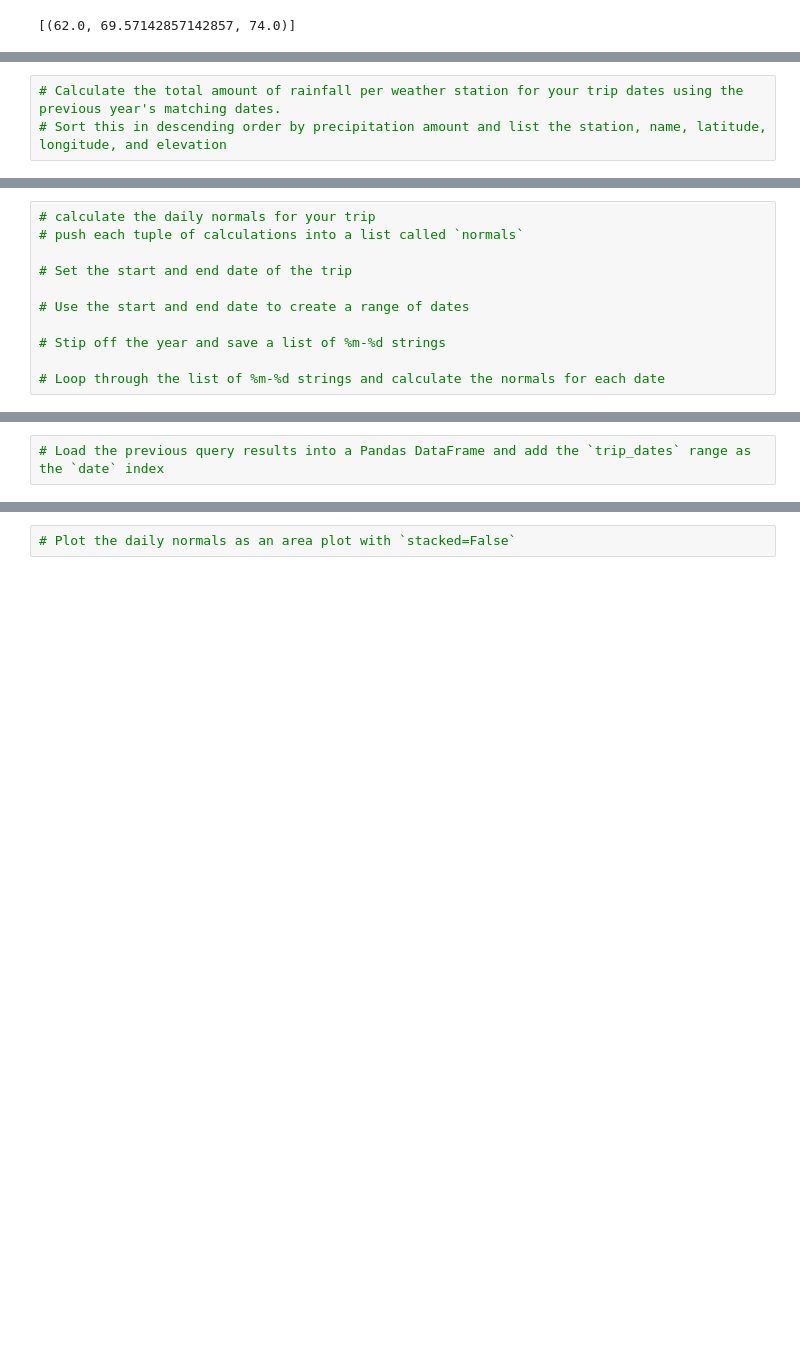
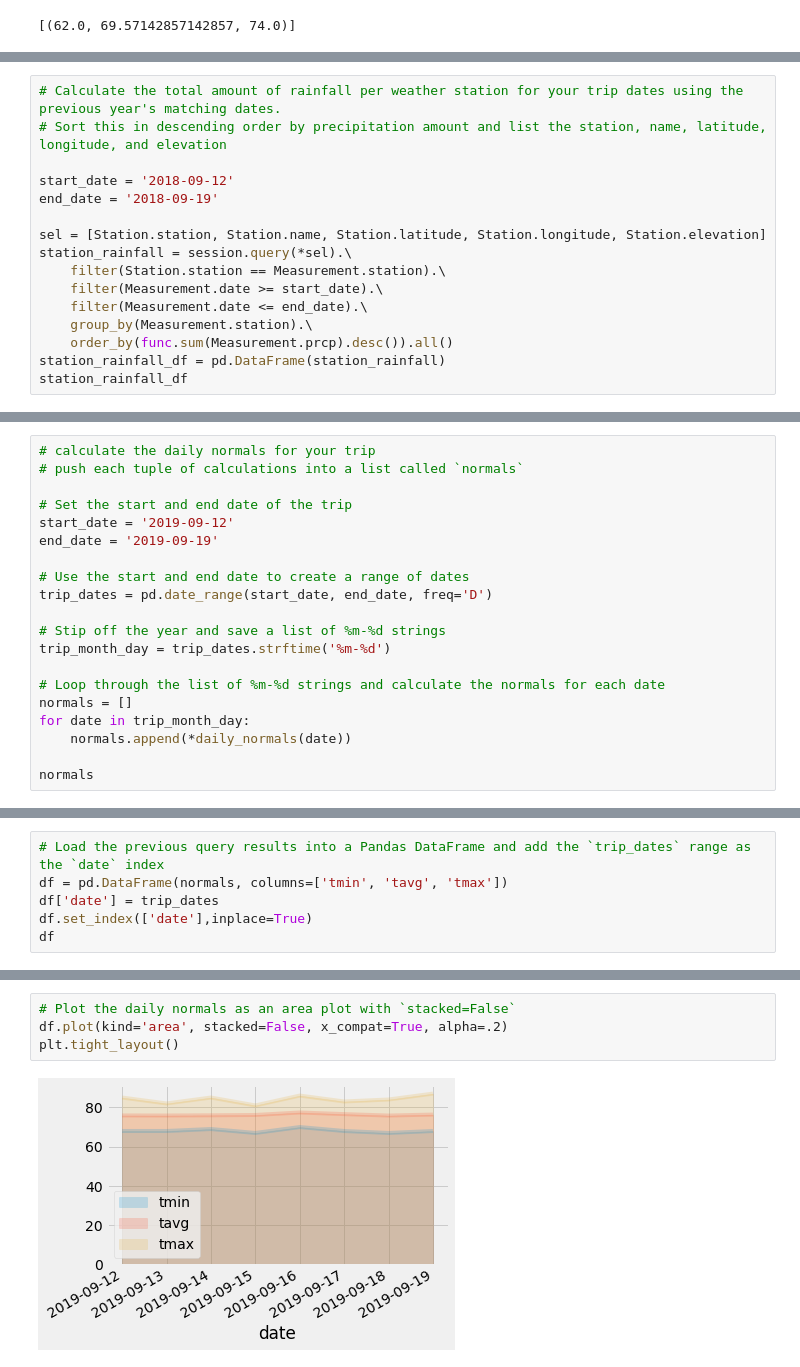
Before and after one commit to jgoody07/sqlalchemy-challenge, a Jupyter notebook: Advanced_SQL_climate.ipynb, the cells around one changed output, grey strips where cells are left out. Drawn from its saved outputs; the diff is of its cells as text; blank space fills up the shorter version.

```diff
--- a/Advanced_SQL_climate.ipynb
+++ b/Advanced_SQL_climate.ipynb
@@ -208,3 +212,16 @@ plt.show()
 # %%
 # Calculate the total amount of rainfall per weather station for your trip dates using the previous year's matching dates.
 # Sort this in descending order by precipitation amount and list the station, name, latitude, longitude, and elevation
+
+start_date = '2018-09-12'
+end_date = '2018-09-19'
+
+sel = [Station.station, Station.name, Station.latitude, Station.longitude, Station.elevation]
+station_rainfall = session.query(*sel).\
+    filter(Station.station == Measurement.station).\
+    filter(Measurement.date >= start_date).\
+    filter(Measurement.date <= end_date).\
+    group_by(Measurement.station).\
+    order_by(func.sum(Measurement.prcp).desc()).all()
+station_rainfall_df = pd.DataFrame(station_rainfall)
+station_rainfall_df
@@ -232,9 +258,18 @@ daily_normals("01-01")
 # push each tuple of calculations into a list called `normals`
 
 # Set the start and end date of the trip
+start_date = '2019-09-12'
+end_date = '2019-09-19'
 
 # Use the start and end date to create a range of dates
+trip_dates = pd.date_range(start_date, end_date, freq='D')
 
 # Stip off the year and save a list of %m-%d strings
+trip_month_day = trip_dates.strftime('%m-%d')
 
 # Loop through the list of %m-%d strings and calculate the normals for each date
+normals = []
+for date in trip_month_day:
+    normals.append(*daily_normals(date))
+
+normals
@@ -241,2 +285,6 @@ daily_normals("01-01")
 # %%
 # Load the previous query results into a Pandas DataFrame and add the `trip_dates` range as the `date` index
+df = pd.DataFrame(normals, columns=['tmin', 'tavg', 'tmax'])
+df['date'] = trip_dates
+df.set_index(['date'],inplace=True)
+df
@@ -243,2 +302,6 @@ daily_normals("01-01")
 # %%
 # Plot the daily normals as an area plot with `stacked=False`
+df.plot(kind='area', stacked=False, x_compat=True, alpha=.2)
+plt.tight_layout()
+# %% [output]
+[figure, added]
```
Also changed, not shown: parts of 11 cells of this notebook, 1 other file.
